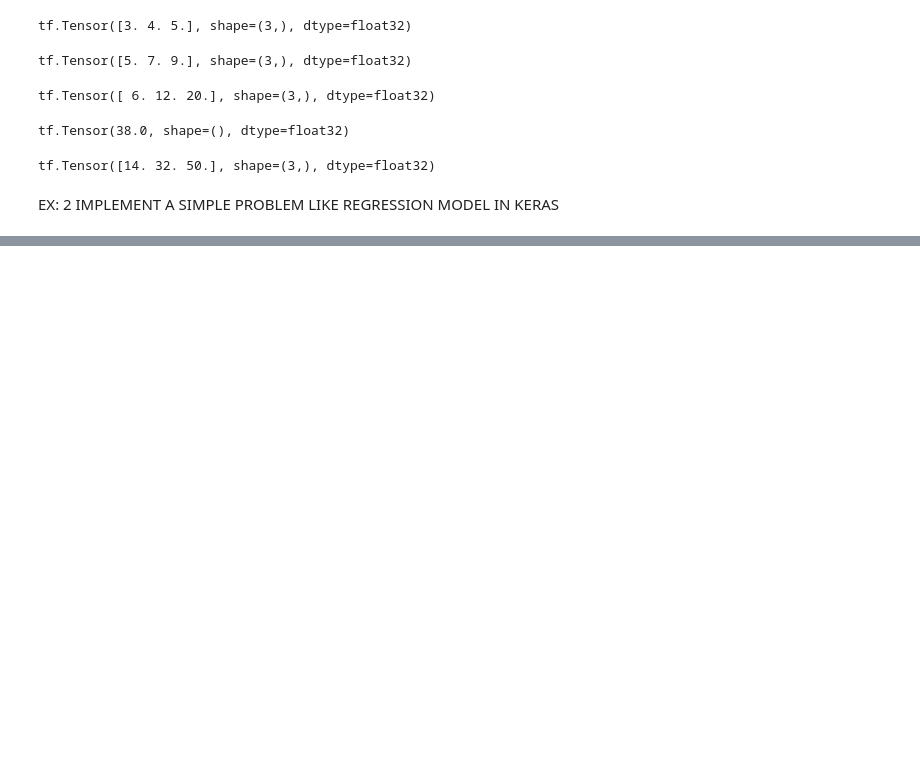
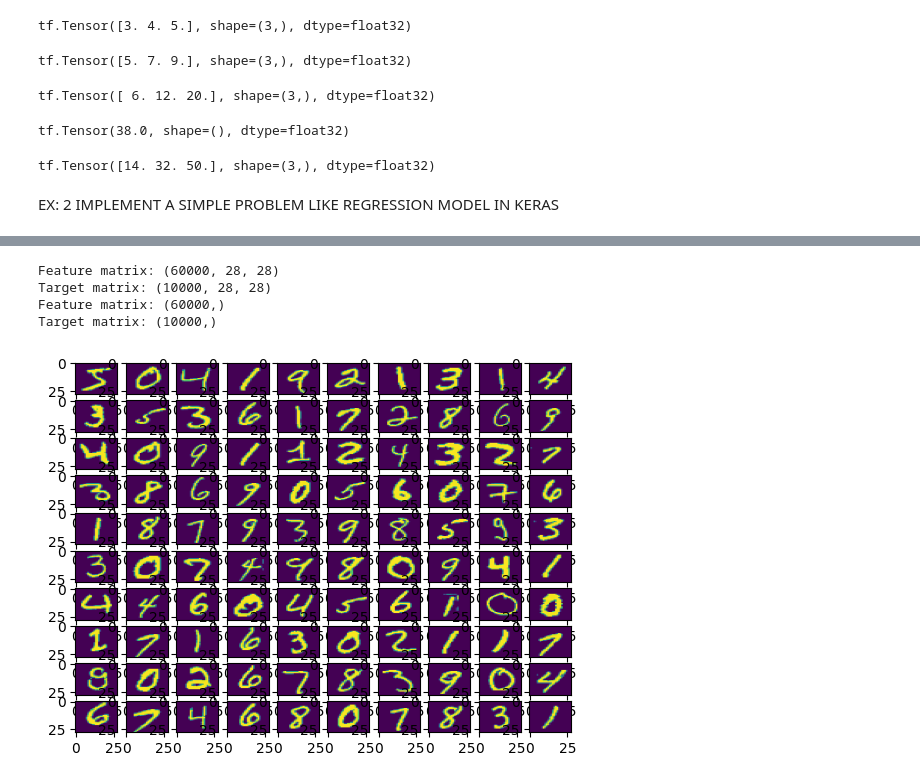
Before and after one commit to ASAthigiri/ASAthigiri, a Jupyter notebook: DL_EX.ipynb, the cells around one changed output, grey strips where cells are left out. Drawn from its saved outputs; the diff is of its cells as text; code cells hidden in the pictures; blank space fills up the shorter version.

```diff
--- a/DL_EX.ipynb
+++ b/DL_EX.ipynb
@@ -36,0 +145,9 @@ EX: 2 IMPLEMENT A SIMPLE PROBLEM LIKE REGRESSION MODEL IN KERAS
+# %%
+import tensorflow as t
+import numpy as np
+from tensorflow.keras.models import Sequential
+from tensorflow.keras.layers import Flatten
+from tensorflow.keras.layers import Dense
+from tensorflow.keras.layers import Activation
+import matplotlib.pyplot as pt
+(x_train, y_train), (x_test, y_test) = t.keras.datasets.mnist.load_data()
@@ -36,0 +157,27 @@ EX: 2 IMPLEMENT A SIMPLE PROBLEM LIKE REGRESSION MODEL IN KERAS
+# %%
+x_train = x_train.astype('float32')
+x_test = x_test.astype('float32')
+# For normalization image pixel values are divided by 255
+gray_scale = 255
+x_train /= gray_scale
+x_test /= gray_scale
+# To understand the structer of dataset
+print("Feature matrix:", x_train.shape)
+print("Target matrix:", x_test.shape)
+print("Feature matrix:", y_train.shape)
+print("Target matrix:", y_test.shape)
+# %% [output]
+Feature matrix: (60000, 28, 28)
+Target matrix: (10000, 28, 28)
+Feature matrix: (60000,)
+Target matrix: (10000,)
+# %%
+fig, ax = pt.subplots(10, 10)
+k = 0
+for i in range(10):
+    for j in range(10):
+        ax[i][j].imshow(x_train[k].reshape(28, 28), aspect='auto')
+        k += 1
+pt.show()
+# %% [output]
+[figure, added]
```
Also changed, not shown: parts of 12 cells of this notebook.
